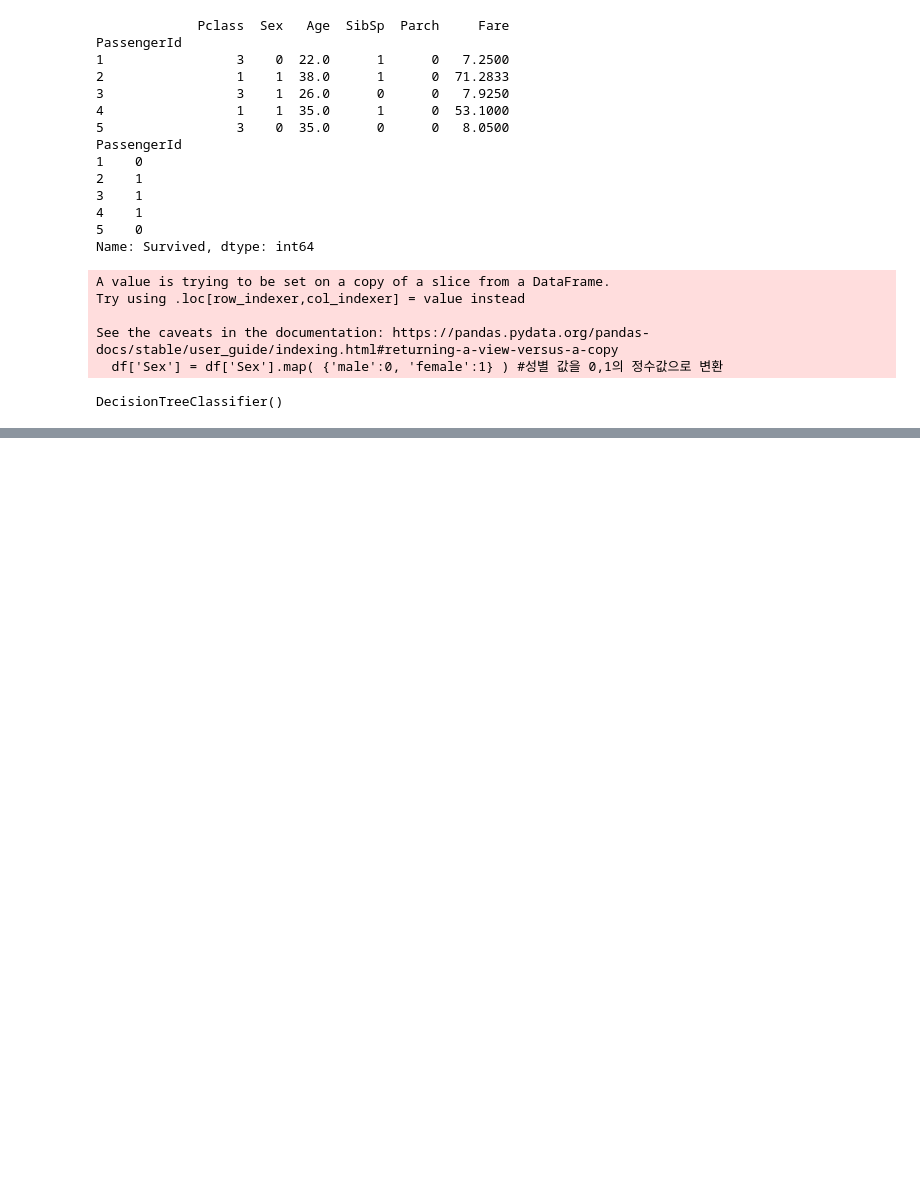
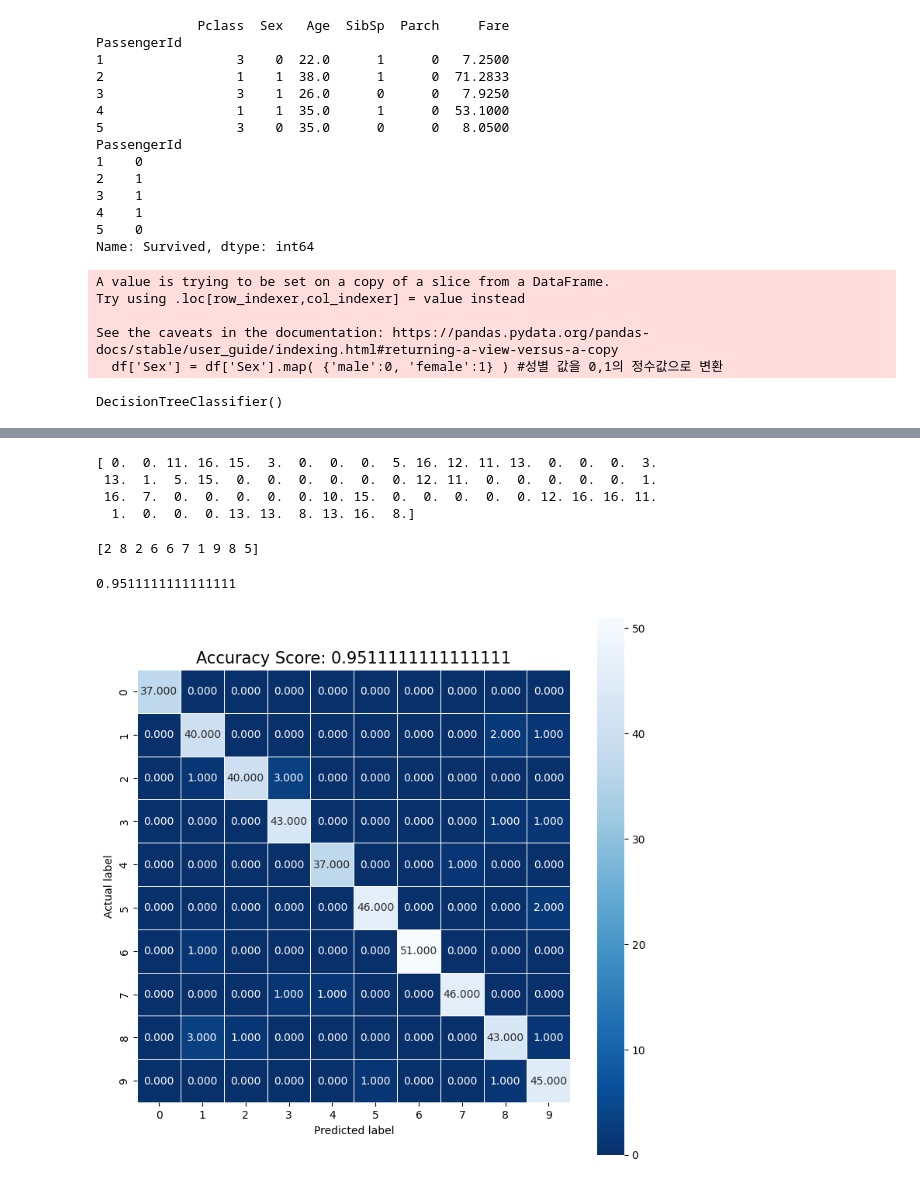
Before and after one commit to squiller1/Deeplearning_study, a Jupyter notebook: Pytorch/Pytorch_3.ipynb, the cells around one changed output, grey strips where cells are left out. Drawn from its saved outputs; the diff is of its cells as text; code cells hidden in the pictures; blank space fills up the shorter version.

```diff
--- a/Pytorch/Pytorch_3.ipynb
+++ b/Pytorch/Pytorch_3.ipynb
@@ -257,0 +312,9 @@ True Survival                          17                  50
+# %%
+#3. 훈련 세트, 데이터세트 분리
+from sklearn.model_selection import train_test_split
+x_train, x_test, y_train, y_test = train_test_split(digits.data, digits.target, test_size=0.25, random_state=0)
+
+#4. 로지스틱 회귀 모델 생성 및 훈련
+from sklearn.linear_model import LogisticRegression
+logisticRegr = LogisticRegression() #로지스틱 회귀 모델 생성
+logisticRegr.fit(x_train, y_train) #모델 훈련
@@ -257,0 +330,35 @@ True Survival                          17                  50
+# %%
+print(x_test[0])
+# %% [output]
+[ 0.  0. 11. 16. 15.  3.  0.  0.  0.  5. 16. 12. 11. 13.  0.  0.  0.  3.
+ 13.  1.  5. 15.  0.  0.  0.  0.  0.  0. 12. 11.  0.  0.  0.  0.  0.  1.
+ 16.  7.  0.  0.  0.  0.  0. 10. 15.  0.  0.  0.  0.  0. 12. 16. 16. 11.
+  1.  0.  0.  0. 13. 13.  8. 13. 16.  8.]
+# %%
+#일부 데이터 사용한 모델 예측
+print( logisticRegr.predict(x_test[0:10]) )
+# %% [output]
+[2 8 2 6 6 7 1 9 8 5]
+# %%
+#전체 데이터 사용한 모델 예측
+score = logisticRegr.score(x_test, y_test)
+print(score)
+# %% [output]
+0.9511111111111111
+# %%
+#혼동 행렬 시각화
+import seaborn as sns
+from sklearn import metrics
+
+predictions = logisticRegr.predict(x_test)
+cm = metrics.confusion_matrix(y_test, predictions) #혼동 행렬
+
+plt.figure(figsize=(9,9))
+sns.heatmap( cm, annot=True, fmt='.3f', linewidths=.5, square=True, cmap='Blues_r') ; #heatmap으로 출력
+plt.ylabel('Actual label')
+plt.xlabel('Predicted label')
+all_sample_title = f'Accuracy Score: {score}'
+plt.title(all_sample_title, size=15) ;
+plt.show();
+# %% [output]
+[figure, added]
```
Also changed, not shown: parts of 32 cells of this notebook.
